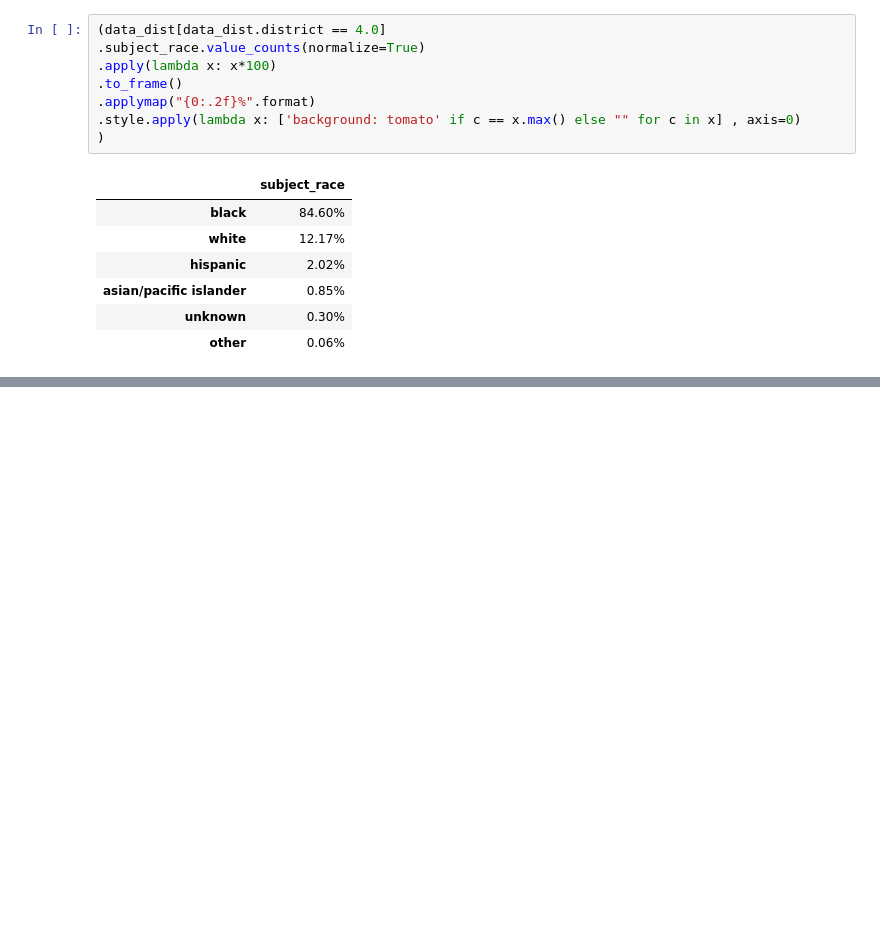
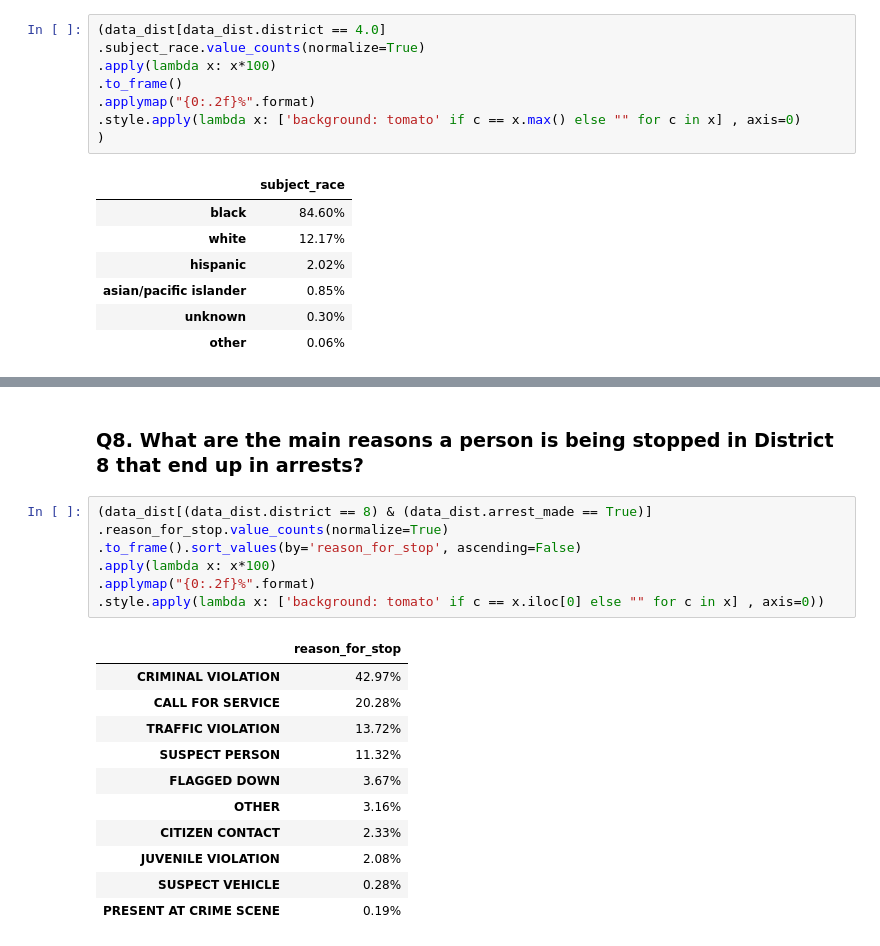
Before and after one commit to albertoabreu91/Practice_zone, a Jupyter notebook: New_Orleans_police.ipynb, the cells around one changed output, grey strips where cells are left out. Saved outputs shown, nothing was run; the diff lists cells and outputs as text; blank space fills up the shorter version.

```diff
--- a/New_Orleans_police.ipynb
+++ b/New_Orleans_police.ipynb
@@ -584,0 +639,21 @@ districs_pivot['proportions'] = districs_pivot['proportions'].apply("{0:.2f}%".f
+# %% [markdown]
+### Q8. What are the main reasons a person is being stopped in District 8 that end up in arrests?
+# %%
+(data_dist[(data_dist.district == 8) & (data_dist.arrest_made == True)]
+.reason_for_stop.value_counts(normalize=True)
+.to_frame().sort_values(by='reason_for_stop', ascending=False)
+.apply(lambda x: x*100)
+.applymap("{0:.2f}%".format)
+.style.apply(lambda x: ['background: tomato' if c == x.iloc[0] else "" for c in x] , axis=0))
+# %% [output]
+|  | reason_for_stop |
+| CRIMINAL VIOLATION | 42.97% |
+| CALL FOR SERVICE | 20.28% |
+| TRAFFIC VIOLATION | 13.72% |
+| SUSPECT PERSON | 11.32% |
+| FLAGGED DOWN | 3.67% |
+| OTHER | 3.16% |
+| CITIZEN CONTACT | 2.33% |
+| JUVENILE VIOLATION | 2.08% |
+| SUSPECT VEHICLE | 0.28% |
+| PRESENT AT CRIME SCENE | 0.19% |
```
Also changed, not shown: parts of 28 cells of this notebook.
